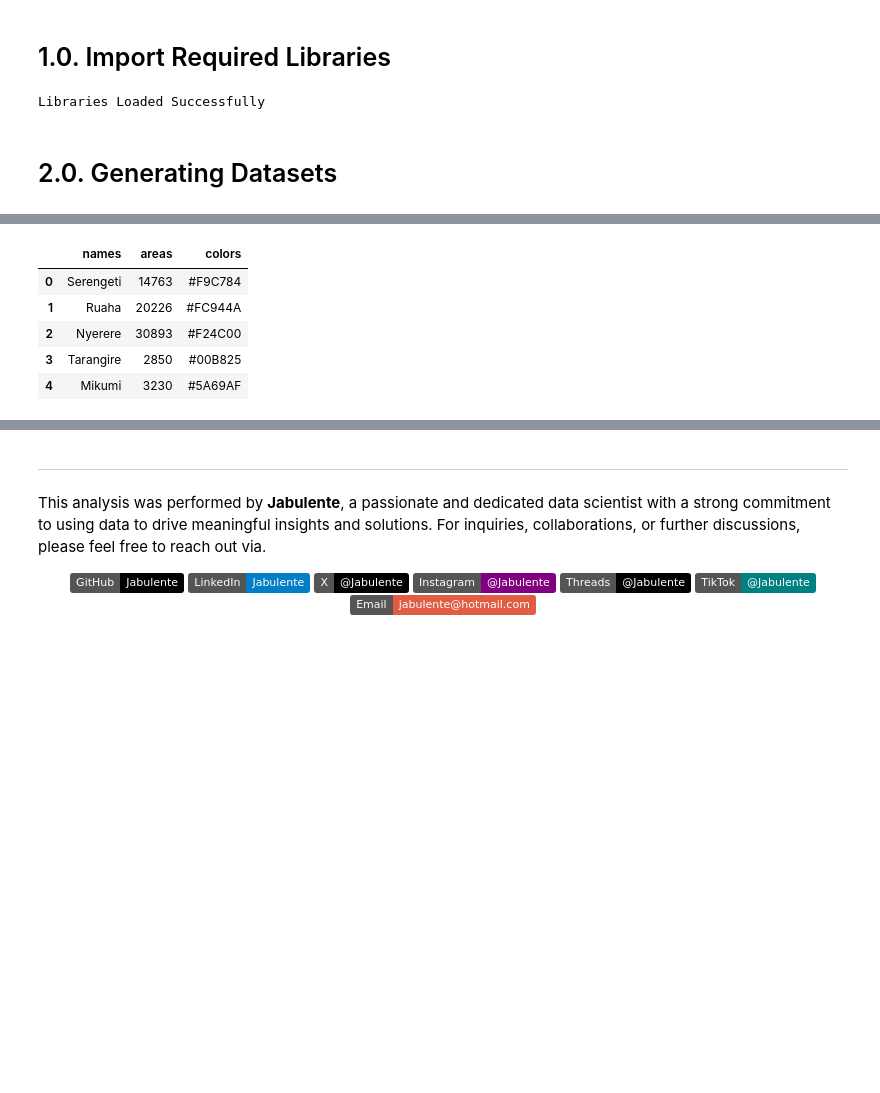
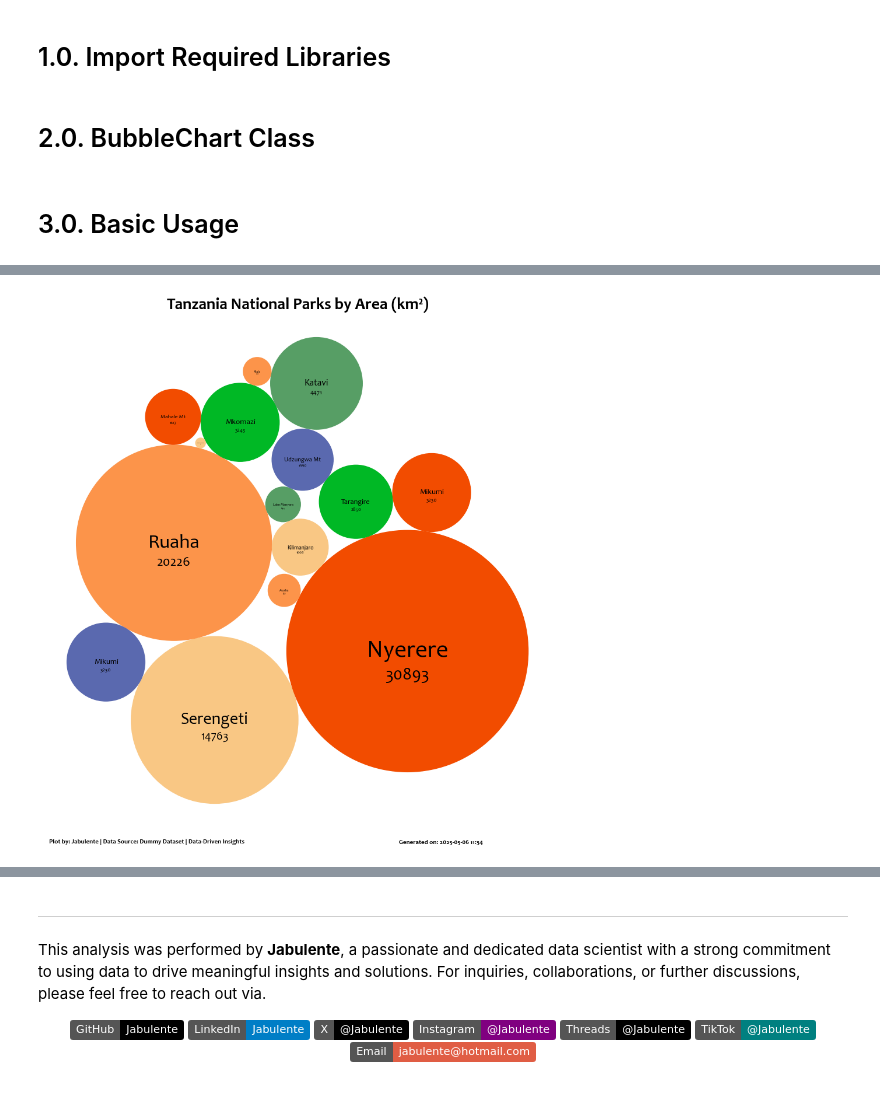
Before and after one commit to Jabulente/Styled-Buble-Chart-Using-Pythonn, a Jupyter notebook: Bubble Chart Visualizations.ipynb, the cells around one changed output, grey strips where cells are left out. Cells and saved outputs as stored; diff of their text form; code cells hidden in the pictures; badges without logos; blank space fills up the shorter version.

```diff
--- a/Bubble Chart Visualizations.ipynb
+++ b/Bubble Chart Visualizations.ipynb
@@ -9,8 +20,5 @@ import numpy as np
 import matplotlib.pyplot as plt
 from datetime import datetime
 from typing import Optional, List, Union
-print("Libraries Loaded Successfully")
-# %% [output]
-Libraries Loaded Successfully
 # %% [markdown]
-<h1 style='font-size: 25px; font-family: Colonna MT; font-weight: 600'>2.0. Generating  Datasets</h1>
+<h1 style='font-size: 25px; font-family: Colonna MT; font-weight: 600'>2.0. BubbleChart Class</h1>
@@ -17,12 +194,14 @@ Libraries Loaded Successfully
+# %% [markdown]
+<h1 style='font-size: 25px; font-family: Colonna MT; font-weight: 600'>3.0. Basic Usage</h1>
 # %%
 # Data: National Parks in Tanzania
-national_parks = {
-    'names': [
+national_parks = pd.DataFrame({
+    'Parke_Name': [
         'Serengeti', 'Ruaha', 'Nyerere', 'Tarangire', 'Mikumi',
         'Lake Manyara', 'Kilimanjaro', 'Arusha', 'Mahale Mt', 'Mkomazi',
         'Udzungwa Mt', 'Katavi', 'Gombe Stream', 'Kitulo', 'Mikumi'
     ],
-    'areas': [
+    'Area (km²)': [
         14763, 20226, 30893, 2850, 3230,
         644, 1668, 552, 1613, 3245,
         1990, 4471, 52, 413, 3230
@@ -32,7 +211,17 @@ national_parks = {
         '#579E65', '#F9C784', '#FC944A', '#F24C00', '#00B825',
         '#5A69AF', '#579E65', '#F9C784', '#FC944A', '#F24C00'
     ]
-}
-df = pd.DataFrame(national_parks)
-df.head()
+})
+
+# Create visualization
+visualizer = BubbleChartVisualizer()
+fig = visualizer.create_bubble_chart(
+    data=national_parks,
+    areas_column='Area (km²)',
+    labels_column='Parke_Name',
+    values_column='Area (km²)',
+    colors_column='colors',
+    title='Tanzania National Parks by Area (km²)'
+)
+plt.show()
 # %% [output]
@@ -40,7 +228,2 @@ df.head()
-|  | names | areas | colors |
-| 0 | Serengeti | 14763 | #F9C784 |
-| 1 | Ruaha | 20226 | #FC944A |
-| 2 | Nyerere | 30893 | #F24C00 |
-| 3 | Tarangire | 2850 | #00B825 |
-| 4 | Mikumi | 3230 | #5A69AF |
+[figure, added]
 # %% [markdown]
```
Also changed, not shown: parts of 8 cells of this notebook.
